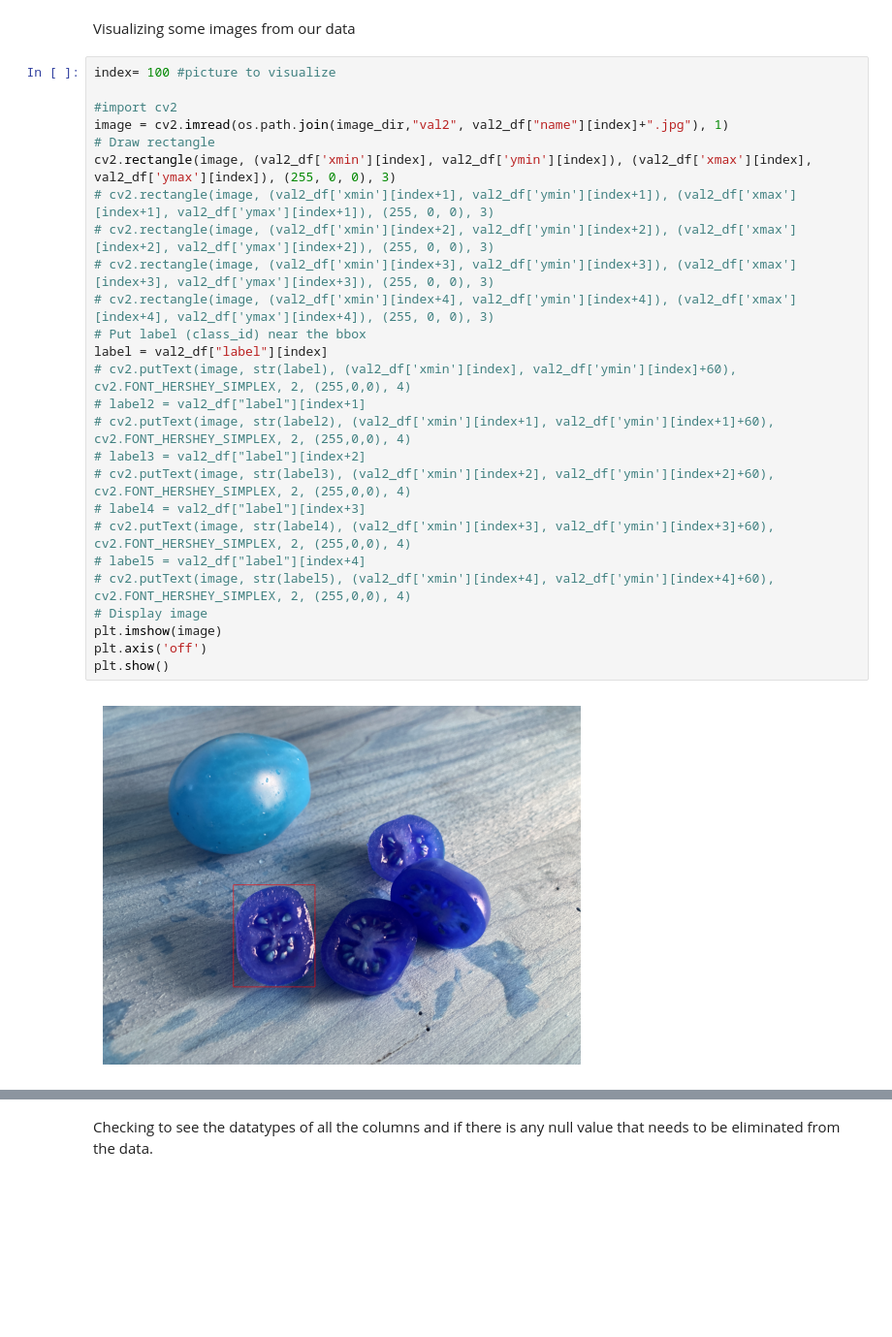
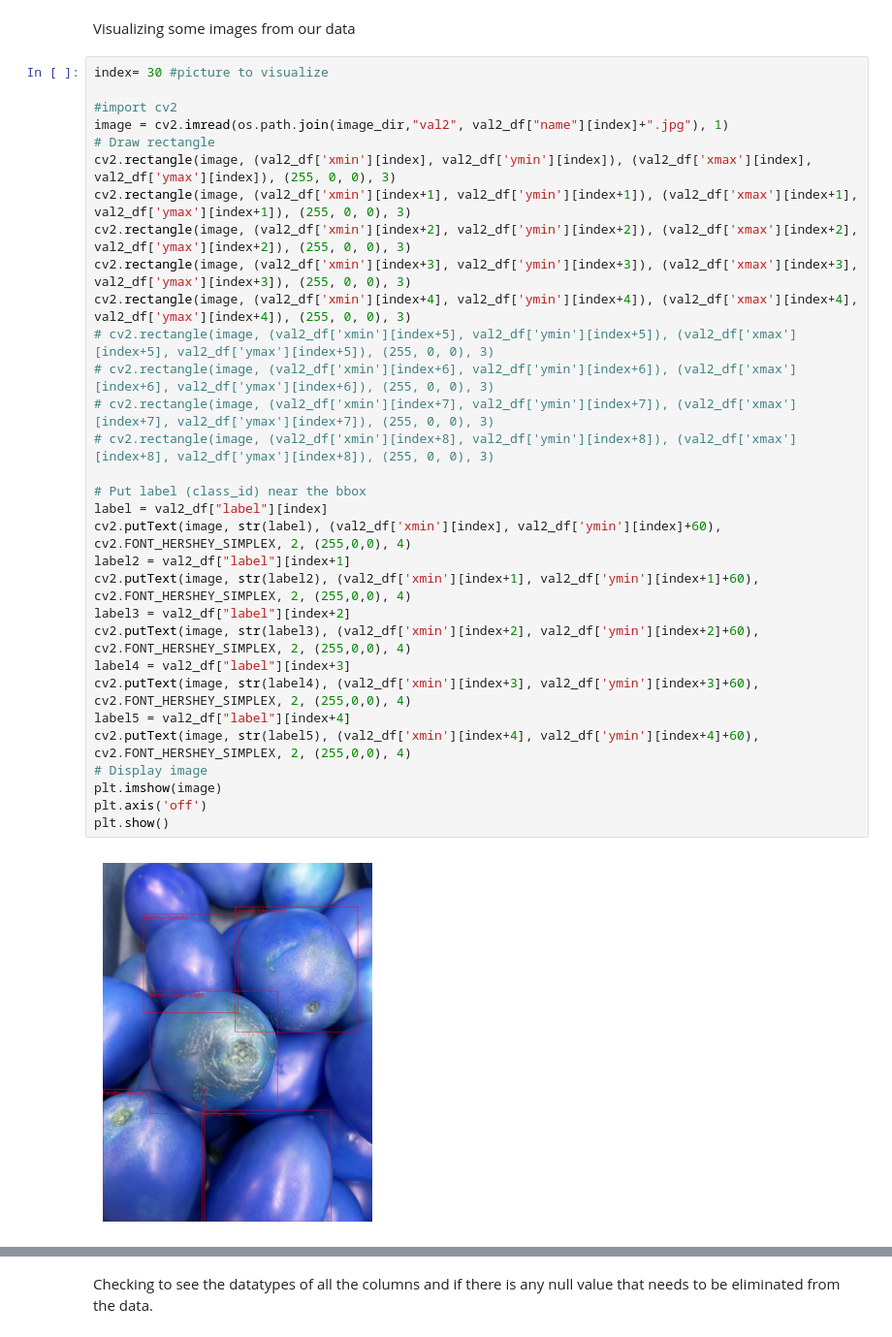
Before and after one commit to jaspergass/Tomato-Object-Detection, a Jupyter notebook: Tomato_Object_Detection2.ipynb, the cells around one changed output, grey strips where cells are left out. Shown at 97% size. Saved outputs shown, nothing was run; the diff lists cells and outputs as text; blank space fills up the shorter version.

```diff
--- a/Tomato_Object_Detection2.ipynb
+++ b/Tomato_Object_Detection2.ipynb
@@ -310,33 +310,38 @@ plt.show()
 # %% [markdown]
 Visualizing some images from our data
 # %%
-index= 100 #picture to visualize
+index= 30 #picture to visualize
 
 #import cv2
 image = cv2.imread(os.path.join(image_dir,"val2", val2_df["name"][index]+".jpg"), 1)
 # Draw rectangle
 cv2.rectangle(image, (val2_df['xmin'][index], val2_df['ymin'][index]), (val2_df['xmax'][index], val2_df['ymax'][index]), (255, 0, 0), 3)
-# cv2.rectangle(image, (val2_df['xmin'][index+1], val2_df['ymin'][index+1]), (val2_df['xmax'][index+1], val2_df['ymax'][index+1]), (255, 0, 0), 3)
-# cv2.rectangle(image, (val2_df['xmin'][index+2], val2_df['ymin'][index+2]), (val2_df['xmax'][index+2], val2_df['ymax'][index+2]), (255, 0, 0), 3)
-# cv2.rectangle(image, (val2_df['xmin'][index+3], val2_df['ymin'][index+3]), (val2_df['xmax'][index+3], val2_df['ymax'][index+3]), (255, 0, 0), 3)
-# cv2.rectangle(image, (val2_df['xmin'][index+4], val2_df['ymin'][index+4]), (val2_df['xmax'][index+4], val2_df['ymax'][index+4]), (255, 0, 0), 3)
+cv2.rectangle(image, (val2_df['xmin'][index+1], val2_df['ymin'][index+1]), (val2_df['xmax'][index+1], val2_df['ymax'][index+1]), (255, 0, 0), 3)
+cv2.rectangle(image, (val2_df['xmin'][index+2], val2_df['ymin'][index+2]), (val2_df['xmax'][index+2], val2_df['ymax'][index+2]), (255, 0, 0), 3)
+cv2.rectangle(image, (val2_df['xmin'][index+3], val2_df['ymin'][index+3]), (val2_df['xmax'][index+3], val2_df['ymax'][index+3]), (255, 0, 0), 3)
+cv2.rectangle(image, (val2_df['xmin'][index+4], val2_df['ymin'][index+4]), (val2_df['xmax'][index+4], val2_df['ymax'][index+4]), (255, 0, 0), 3)
+# cv2.rectangle(image, (val2_df['xmin'][index+5], val2_df['ymin'][index+5]), (val2_df['xmax'][index+5], val2_df['ymax'][index+5]), (255, 0, 0), 3)
+# cv2.rectangle(image, (val2_df['xmin'][index+6], val2_df['ymin'][index+6]), (val2_df['xmax'][index+6], val2_df['ymax'][index+6]), (255, 0, 0), 3)
+# cv2.rectangle(image, (val2_df['xmin'][index+7], val2_df['ymin'][index+7]), (val2_df['xmax'][index+7], val2_df['ymax'][index+7]), (255, 0, 0), 3)
+# cv2.rectangle(image, (val2_df['xmin'][index+8], val2_df['ymin'][index+8]), (val2_df['xmax'][index+8], val2_df['ymax'][index+8]), (255, 0, 0), 3)
+
 # Put label (class_id) near the bbox
 label = val2_df["label"][index]
-# cv2.putText(image, str(label), (val2_df['xmin'][index], val2_df['ymin'][index]+60), cv2.FONT_HERSHEY_SIMPLEX, 2, (255,0,0), 4)
-# label2 = val2_df["label"][index+1]
-# cv2.putText(image, str(label2), (val2_df['xmin'][index+1], val2_df['ymin'][index+1]+60), cv2.FONT_HERSHEY_SIMPLEX, 2, (255,0,0), 4)
-# label3 = val2_df["label"][index+2]
-# cv2.putText(image, str(label3), (val2_df['xmin'][index+2], val2_df['ymin'][index+2]+60), cv2.FONT_HERSHEY_SIMPLEX, 2, (255,0,0), 4)
-# label4 = val2_df["label"][index+3]
-# cv2.putText(image, str(label4), (val2_df['xmin'][index+3], val2_df['ymin'][index+3]+60), cv2.FONT_HERSHEY_SIMPLEX, 2, (255,0,0), 4)
-# label5 = val2_df["label"][index+4]
-# cv2.putText(image, str(label5), (val2_df['xmin'][index+4], val2_df['ymin'][index+4]+60), cv2.FONT_HERSHEY_SIMPLEX, 2, (255,0,0), 4)
+cv2.putText(image, str(label), (val2_df['xmin'][index], val2_df['ymin'][index]+60), cv2.FONT_HERSHEY_SIMPLEX, 2, (255,0,0), 4)
+label2 = val2_df["label"][index+1]
+cv2.putText(image, str(label2), (val2_df['xmin'][index+1], val2_df['ymin'][index+1]+60), cv2.FONT_HERSHEY_SIMPLEX, 2, (255,0,0), 4)
+label3 = val2_df["label"][index+2]
+cv2.putText(image, str(label3), (val2_df['xmin'][index+2], val2_df['ymin'][index+2]+60), cv2.FONT_HERSHEY_SIMPLEX, 2, (255,0,0), 4)
+label4 = val2_df["label"][index+3]
+cv2.putText(image, str(label4), (val2_df['xmin'][index+3], val2_df['ymin'][index+3]+60), cv2.FONT_HERSHEY_SIMPLEX, 2, (255,0,0), 4)
+label5 = val2_df["label"][index+4]
+cv2.putText(image, str(label5), (val2_df['xmin'][index+4], val2_df['ymin'][index+4]+60), cv2.FONT_HERSHEY_SIMPLEX, 2, (255,0,0), 4)
 # Display image
 plt.imshow(image)
 plt.axis('off')
 plt.show()
 # %% [output]
-[figure, old version]
+[figure, new version]
 # %%
 train_df["name"][index]
 filtered_df = train_df[train_df['name'] == train_df["name"][index]]
```
Also changed, not shown: parts of 10 cells of this notebook.
